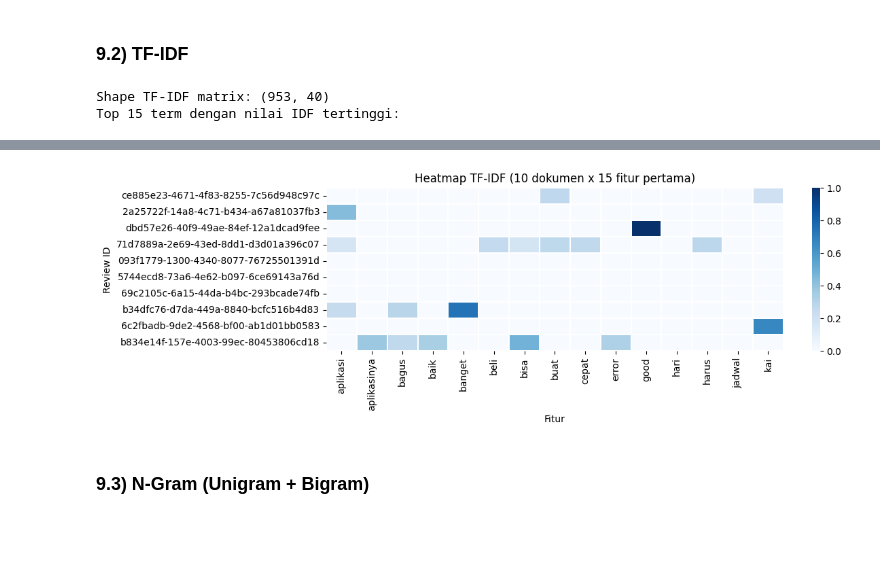
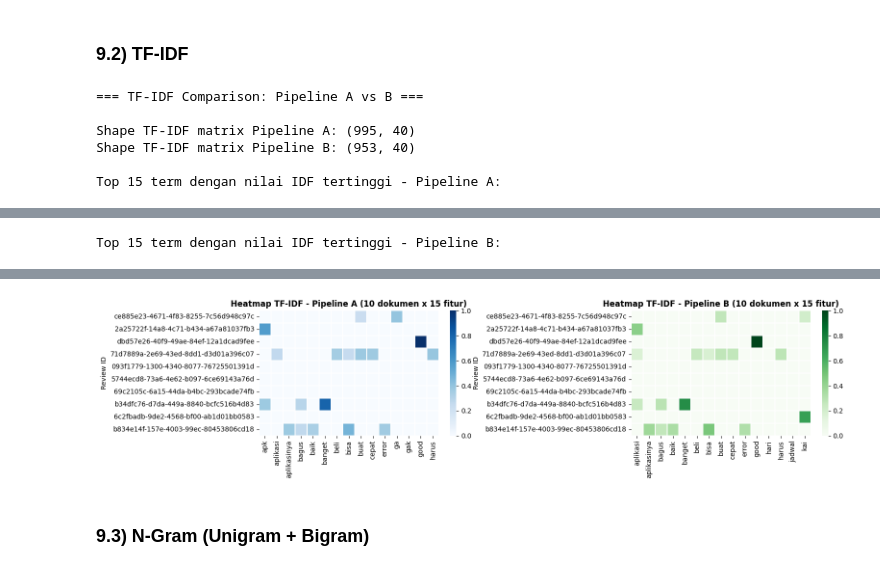
Before and after one commit to titan2903/text_mining_semeter_4, a Jupyter notebook: tugas_pertemuan_2/main.ipynb, the cells around one changed output, grey strips where cells are left out. Drawn from its saved outputs; the diff is of its cells as text; code cells hidden in the pictures; blank space fills up the shorter version.

```diff
--- a/tugas_pertemuan_2/main.ipynb
+++ b/tugas_pertemuan_2/main.ipynb
@@ -520,36 +603,75 @@ Top 15 term BoW:
 # %% [markdown]
 ### 9.2) TF-IDF
 # %%
-tfidf_vectorizer = TfidfVectorizer(max_features=40, min_df=2)
-X_tfidf = tfidf_vectorizer.fit_transform(fe_df['fe_text'])
+print("=== TF-IDF Comparison: Pipeline A vs B ===\n")
 
-idf_df = (
+# Pipeline A - TF-IDF
+tfidf_vectorizer_a = TfidfVectorizer(max_features=40, min_df=2)
+X_tfidf_a = tfidf_vectorizer_a.fit_transform(fe_df_a['fe_text_a'])
+
+idf_df_a = (
     pd.DataFrame({
-        'term': tfidf_vectorizer.get_feature_names_out(),
-        'idf': tfidf_vectorizer.idf_
+        'term': tfidf_vectorizer_a.get_feature_names_out(),
+        'idf': tfidf_vectorizer_a.idf_
     })
     .sort_values('idf', ascending=False)
     .head(15)
 )
 
-print(f"Shape TF-IDF matrix: {X_tfidf.shape}")
-print("Top 15 term dengan nilai IDF tertinggi:")
-display(idf_df)
+# Pipeline B - TF-IDF
+tfidf_vectorizer_b = TfidfVectorizer(max_features=40, min_df=2)
+X_tfidf_b = tfidf_vectorizer_b.fit_transform(fe_df_b['fe_text_b'])
 
-tfidf_dense_df = pd.DataFrame(
-    X_tfidf.toarray(),
-    columns=tfidf_vectorizer.get_feature_names_out(),
-    index=fe_df['reviewId'].astype(str)
+idf_df_b = (
+    pd.DataFrame({
+        'term': tfidf_vectorizer_b.get_feature_names_out(),
+        'idf': tfidf_vectorizer_b.idf_
+    })
+    .sort_values('idf', ascending=False)
+    .head(15)
 )
 
-plt.figure(figsize=(12, 4))
-sns.heatmap(tfidf_dense_df.iloc[:10, :15], cmap='Blues', linewidths=0.2)
-plt.title('Heatmap TF-IDF (10 dokumen x 15 fitur pertama)')
-plt.xlabel('Fitur')
-plt.ylabel('Review ID')
+print(f"Shape TF-IDF matrix Pipeline A: {X_tfidf_a.shape}")
+print(f"Shape TF-IDF matrix Pipeline B: {X_tfidf_b.shape}")
+print("\nTop 15 term dengan nilai IDF tertinggi - Pipeline A:")
+display(idf_df_a)
+print("Top 15 term dengan nilai IDF tertinggi - Pipeline B:")
+display(idf_df_b)
+
+# Heatmap comparison
+fig, axes = plt.subplots(1, 2, figsize=(16, 4))
+
+tfidf_dense_df_a = pd.DataFrame(
+    X_tfidf_a.toarray(),
+    columns=tfidf_vectorizer_a.get_feature_names_out(),
+    index=fe_df_a['reviewId'].astype(str)
+)
+
+tfidf_dense_df_b = pd.DataFrame(
+    X_tfidf_b.toarray(),
+    columns=tfidf_vectorizer_b.get_feature_names_out(),
+    index=fe_df_b['reviewId'].astype(str)
+)
+
+sns.heatmap(tfidf_dense_df_a.iloc[:10, :15], cmap='Blues', linewidths=0.2, ax=axes[0])
+axes[0].set_title('Heatmap TF-IDF - Pipeline A (10 dokumen x 15 fitur)', fontweight='bold')
+axes[0].set_ylabel('Review ID')
+
+sns.heatmap(tfidf_dense_df_b.iloc[:10, :15], cmap='Greens', linewidths=0.2, ax=axes[1])
+axes[1].set_title('Heatmap TF-IDF - Pipeline B (10 dokumen x 15 fitur)', fontweight='bold')
+axes[1].set_ylabel('Review ID')
+
 plt.tight_layout()
 plt.show()
+
+# Simpan untuk evaluasi nanti
+X_tfidf = X_tfidf_b  # Gunakan Pipeline B sebagai default
+tfidf_vectorizer = tfidf_vectorizer_b
 # %% [output]
-Shape TF-IDF matrix: (953, 40)
-Top 15 term dengan nilai IDF tertinggi:
+=== TF-IDF Comparison: Pipeline A vs B ===
+
+Shape TF-IDF matrix Pipeline A: (995, 40)
+Shape TF-IDF matrix Pipeline B: (953, 40)
+
+Top 15 term dengan nilai IDF tertinggi - Pipeline A:
 |  | term | idf |
@@ -570,0 +693 @@ Top 15 term dengan nilai IDF tertinggi:
+Top 15 term dengan nilai IDF tertinggi - Pipeline B:
@@ -571,4 +710,4 @@ Top 15 term dengan nilai IDF tertinggi:
-[figure, old version]
+[figure, new version]
 # %% [markdown]
 ### 9.3) N-Gram (Unigram + Bigram)
 # %%
```
Also changed, not shown: parts of 9 cells of this notebook.
